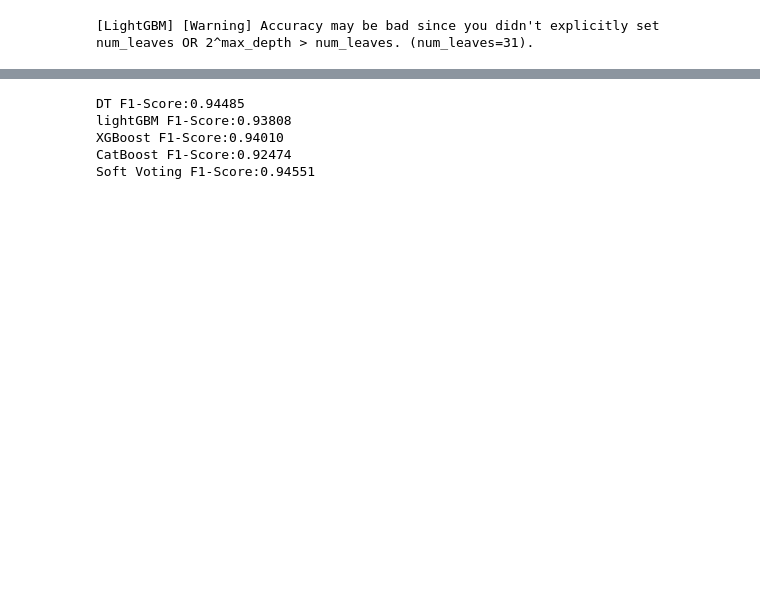
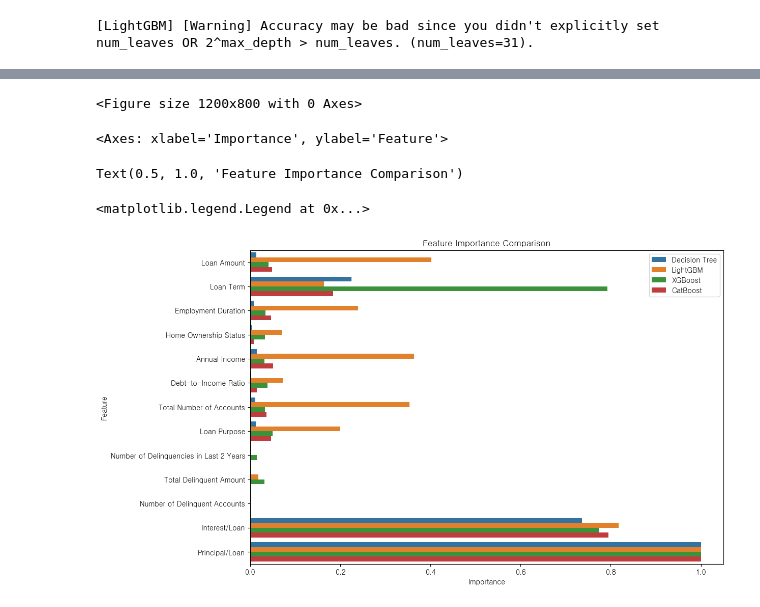
Before and after one commit to kimjuhwan1234/Customer_Loan_Rate_Classification, a Jupyter notebook: Postprocessing.ipynb, the cells around one changed output, grey strips where cells are left out. Cells and saved outputs as stored; diff of their text form; code cells hidden in the pictures; blank space fills up the shorter version.

```diff
--- a/Postprocessing.ipynb
+++ b/Postprocessing.ipynb
@@ -7,5 +11,9 @@ from sklearn.metrics import *
 
 warnings.filterwarnings("ignore")
+# %%
+plt.rc('font', family='GULIM')
+warnings.filterwarnings(action='ignore')
+InteractiveShell.ast_node_interactivity = "all"
 # %%
 test_in = pd.read_csv('Database/test_pre_input.csv', index_col=0)
 test_out = pd.read_csv('Database/test_pre_output.csv', index_col=0)
@@ -45,12 +40,0 @@ Soft Voting AUC:0.99736
-# %%
-print(f"DT F1-Score:{f1_score(test_out, dt_result, average='weighted'):.5f}")
-print(f"lightGBM F1-Score:{f1_score(test_out, lgb_result, average='weighted'):.5f}")
-print(f"XGBoost F1-Score:{f1_score(test_out, xgb_result, average='weighted'):.5f}")
-print(f"CatBoost F1-Score:{f1_score(test_out, cat_result, average='weighted'):.5f}")
-print(f"Soft Voting F1-Score:{f1_score(test_out, soft_voting_result, average='weighted'):.5f}")
-# %% [output]
-DT F1-Score:0.94485
-lightGBM F1-Score:0.93808
-XGBoost F1-Score:0.94010
-CatBoost F1-Score:0.92474
-Soft Voting F1-Score:0.94551
@@ -56,0 +77,57 @@ Soft Voting F1-Score:0.94551
+# %%
+# 특성 중요도 추출
+dt_importances = best_dt.feature_importances_
+lgb_importances = best_lgb.feature_importances_
+xgb_importances = best_xgb.feature_importances_
+cat_importances = best_cat.get_feature_importance()
+
+# 특성 중요도를 데이터프레임으로 정리
+features = test_in.columns
+importance_df = pd.DataFrame({
+    'Feature': features,
+    'Decision Tree': dt_importances,
+    'LightGBM': lgb_importances,
+    'XGBoost': xgb_importances,
+    'CatBoost': cat_importances
+})
+
+model_list = ['Decision Tree', 'LightGBM', 'XGBoost', 'CatBoost']
+
+scaler = MinMaxScaler()
+importnce_values = scaler.fit_transform(importance_df[model_list].values)
+
+scaled_importance_df = pd.DataFrame(data=importnce_values, columns=model_list)
+scaled_importance_df = pd.concat([importance_df['Feature'], scaled_importance_df], axis=1)
+column_mapping = {
+    '대출기간': 'Loan Term',
+    '주택소유상태': 'Home Ownership Status',
+    '대출목적': 'Loan Purpose',
+    '최근_2년간_연체_횟수': 'Number of Delinquencies in Last 2 Years',
+    '연체계좌수': 'Number of Delinquent Accounts',
+    '총연체금액': 'Total Delinquent Amount',
+    '부채_대비_소득_비율': 'Debt-to-Income Ratio',
+    '대출금액': 'Loan Amount',
+    '연간소득': 'Annual Income',
+    '총계좌수': 'Total Number of Accounts',
+    '근로기간': 'Employment Duration',
+    '이자/대출': 'Interest/Loan',
+    '원금/대출': 'Principal/Loan'
+}
+
+scaled_importance_df['Feature'] = scaled_importance_df['Feature'].map(column_mapping)
+
+scaled_importance_df = scaled_importance_df.melt(id_vars=['Feature'], var_name='Model',
+                                                 value_name='Importance')
+
+# 시각화
+plt.figure(figsize=(12, 8))
+sns.barplot(data=scaled_importance_df, x='Importance', y='Feature', hue='Model')
+plt.title('Feature Importance Comparison')
+plt.legend(loc='upper right')
+plt.show()
+# %% [output]
+<Figure size 1200x800 with 0 Axes>
+<Axes: xlabel='Importance', ylabel='Feature'>
+Text(0.5, 1.0, 'Feature Importance Comparison')
+<matplotlib.legend.Legend at 0x...>
+[figure, added]
```
Also changed, not shown: parts of 7 cells of this notebook, 32 other files.
